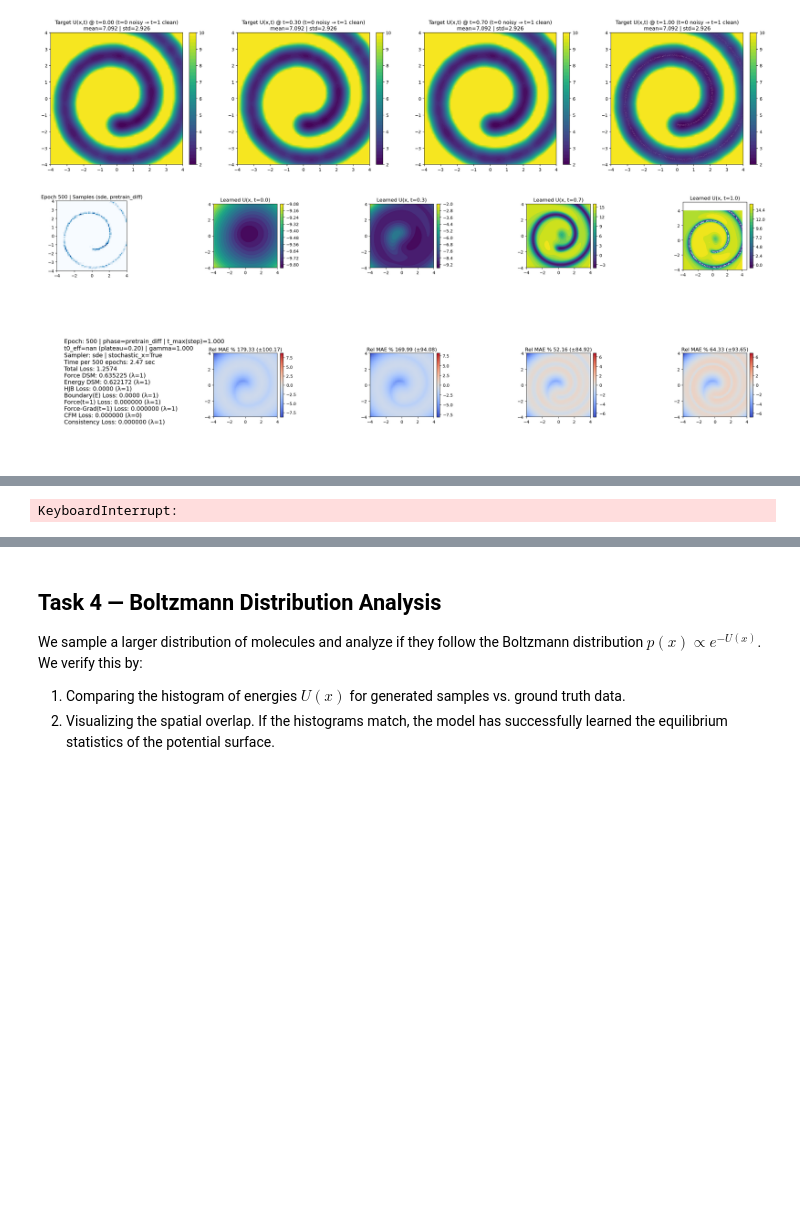
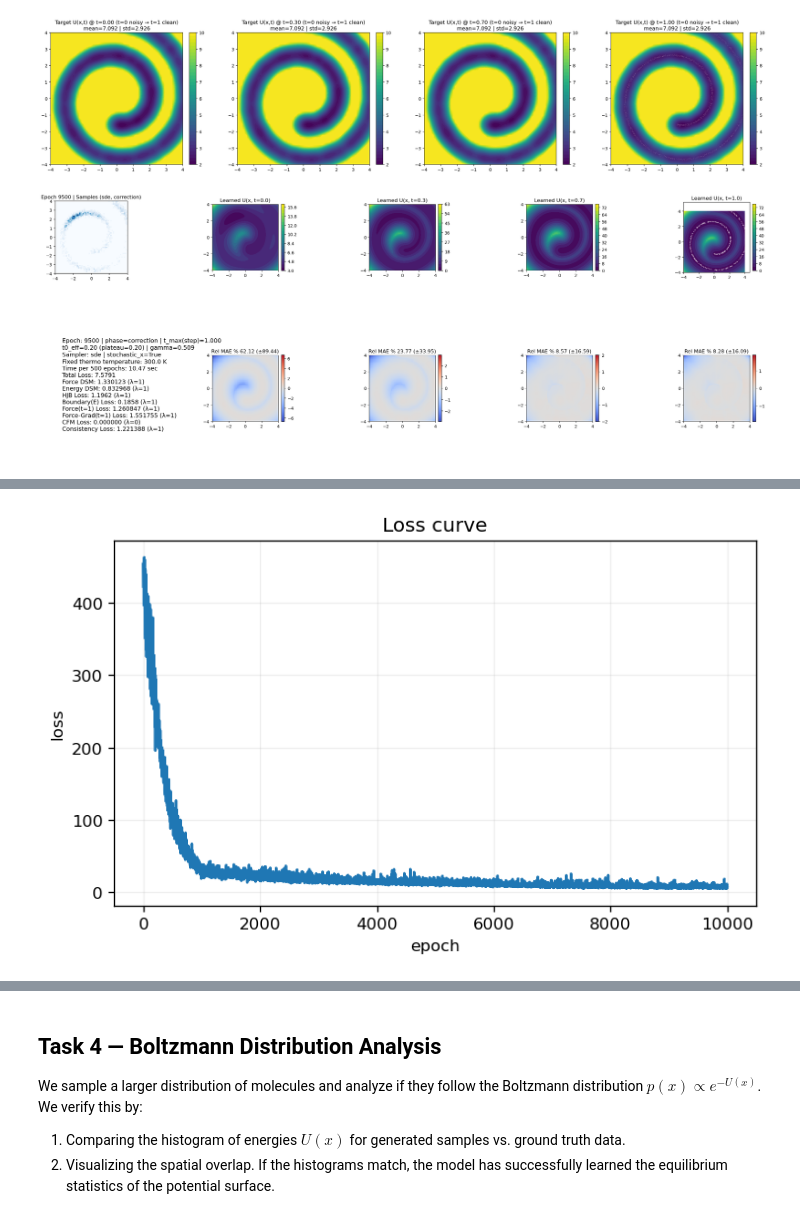
Before and after one commit to maximoffdev/DrugFlow, a Jupyter notebook: notebooks/swiss_roll_hjb_training.ipynb, the cells around one changed output, grey strips where cells are left out. Cells and saved outputs as stored; diff of their text form; code cells hidden in the pictures; blank space fills up the shorter version.

```diff
--- a/notebooks/swiss_roll_hjb_training.ipynb
+++ b/notebooks/swiss_roll_hjb_training.ipynb
@@ -258,7 +258,7 @@ train_params:
   accumulate_grad_batches: 2
   lr: 5.0e-4
   n_epochs: 1000
-  pretrain_diff_epochs: 2000
+  pretrain_diff_epochs: 0
   num_workers: 0
   gpus: 1
   clip_grad: True
@@ -284,6 +284,10 @@ train_params:
 
   # Optional: limit files for debugging, for full dataset use null
   pkl_file_limit: null
+
+  # Fixed Boltzmann scaling temperature for diffusion outputs.
+  scale_diffusion_by_thermo: False
+  thermo_reference_temperature_K: 300.0
 
 wandb_params:
   mode: offline  # disabled, offline, online
@@ -362,11 +366,12 @@ simulation_params:
   sigma_max: 5.0
   coord_sde_kind: ve
 
-  # Temperature conditioning
-  use_temperature: False
-  temperature: 1.0
-  temperature_min: 1.0
-  temperature_max: 1.0
+  # Temperature conditioning is commented out in the current setup.
+  # Boltzmann scaling uses train_params.thermo_reference_temperature_K above.
+  # use_temperature: False
+  # temperature: 300.0
+  # temperature_min: 300.0
+  # temperature_max: 300.0
 
 eval_params:
   eval_batch_size: 64
@@ -379,7 +384,7 @@ predictor_params:
 
   # Conditioning
   condition_time: True
-  condition_temperature: False
+  # condition_temperature: False
 
   # Each predictor returns force/energy heads; total force is assembled in the Lightning module.
   # force_fm_scale: 1.0
@@ -395,7 +400,7 @@ predictor_params:
   # To use the repo's GVP backbone, replace the scorenet_mlp block above with:
   # backbone: gvp
   # condition_time: True
-  # condition_temperature: False  # ignored; temperature conditioning follows simulation_params.use_temperature
+  # condition_temperature: False  # currently commented out with temperature conditioning
   #
   # force_fm_scale: 1.0
   # force_corr_scale: 1.0
@@ -424,6 +429,7 @@ cfg = {k: dict_to_namespace(v) for k, v in cfg_raw.items()}
 # Sampling controls for notebook visualizations and analysis.
 SAMPLE_X_MODE = "sde"  # "ode" or "sde"
 SAMPLE_STOCHASTIC_X = True  # used only when SAMPLE_X_MODE == "sde"
+NOTEBOOK_THERMO_TEMPERATURE = float(getattr(cfg['train_params'], 'thermo_reference_temperature_K', 300.0))
 
 model = EnergyForceDiffusion(
     pocket_representation=str(cfg['pocket_representation']),
@@ -460,6 +466,7 @@ print('project_predicted_v_zero_com=', bool(getattr(cfg['simulation_params'], 'p
 print('pretrain_diff_epochs=', int(getattr(cfg['train_params'], 'pretrain_diff_epochs', 0)))
 print('use_gamma_scaling=', bool(getattr(cfg['loss_params'], 'use_gamma_scaling', True)))
 print('sample_x_mode=', SAMPLE_X_MODE, 'sample_stochastic_x=', SAMPLE_STOCHASTIC_X)
+print('thermo_reference_temperature_K=', NOTEBOOK_THERMO_TEMPERATURE)
 # %% [output]
 Model built. use_temperature= False backbone= scorenet_mlp
 center_ligand= False
@@ -651,11 +659,11 @@ carbon_idx = allowed_z.index(6) if 6 in allowed_z else 0
 # then `ligand['x']` must be drawn from the true data distribution (swiss roll),
 # because compute_loss will treat it as the clean sample x_0.
 # Otherwise, keep the original uniform collocation sampling behavior unchanged.
-use_data_as_clean = True
+use_data_as_clean = False
 ref_tensor = None
 if use_data_as_clean:
     if 'ref' not in globals():
-        raise RuntimeError("`ref` not found. Run Cell 4 (Target landscape + grid) before training.")
+        raise RuntimeError("`ref` not found. Run Cell 3 (Target landscape + grid) before training.")
     ref_tensor = torch.as_tensor(ref, device=device, dtype=torch.float32)  # (N_ref, 2)
 
 # This notebook loop runs one optimization step per iteration -> steps_per_epoch = 1.
@@ -670,6 +678,7 @@ print('lambda_force_energy_t0 =', lambda_force_energy_t0)
 print('t0_batch_fraction (plateau) =', t0_batch_fraction)
 print('t0_fraction schedule: linear 1.0 -> plateau over warmup_frac =', warmup_frac)
 print('sampling mode for plots =', SAMPLE_X_MODE, '| stochastic_x =', SAMPLE_STOCHASTIC_X)
+print('fixed thermo temperature =', NOTEBOOK_THERMO_TEMPERATURE)
 for epoch in range(num_epochs):
     MANUAL_EPOCH_REF['value'] = int(epoch)
     model._apply_training_phase(model._phase_name_for_epoch())
@@ -699,12 +708,9 @@ for epoch in range(num_epochs):
         t_train = torch.rand(batch_size, 1, device=device)
     t_max_hist.append(float(t_max))
 
-    # 3) Uniform temperature per example (requires conditioning enabled)
+    # 3) Fixed temperature only when model-side conditioning is enabled.
     if model.use_temperature:
-        temperature_train = torch.empty(batch_size, 1, device=device).uniform_(
-            float(cfg['simulation_params'].temperature_min),
-            float(cfg['simulation_params'].temperature_max),
-        )
+        temperature_train = torch.full((batch_size, 1), float(NOTEBOOK_THERMO_TEMPERATURE), device=device)
     else:
         temperature_train = None
 
@@ -765,7 +771,7 @@ for epoch in range(num_epochs):
         samp = model.sample_ligand(
             n_samples=2000,
             num_nodes=1,
-            temperature=1.0,
+            temperature=NOTEBOOK_THERMO_TEMPERATURE,
             x_sampler=SAMPLE_X_MODE,
             h_sampler='markov_bridge',
             stochastic_x=SAMPLE_STOCHASTIC_X,
@@ -784,6 +790,7 @@ for epoch in range(num_epochs):
             f'Epoch: {epoch} | phase={current_phase} | t_max(step)={t_max_hist[-1]:.3f}\n'
             f't0_eff={t0_eff:.2f} (plateau={t0_batch_fraction:.2f}) | gamma={float(info.get("gamma_mean", 1.0)):.3f}\n'
             f'Sampler: {SAMPLE_X_MODE} | stochastic_x={SAMPLE_STOCHASTIC_X}\n'
+            f'Fixed thermo temperature: {NOTEBOOK_THERMO_TEMPERATURE:.1f} K\n'
             f'Time per {plot_every} epochs: {avg_time:.2f} sec\n'
             f'Total Loss: {loss_history[-1]:.4f}\n'
             f'Force DSM: {loss_force_dsm_hist[-1]:.6f} (λ={lambda_force_dsm:g})\n'
@@ -806,7 +813,7 @@ for epoch in range(num_epochs):
                 grid_size=grid_size,
                 allowed_z=allowed_z,
                 t_val=float(t_val),
-                temperature=1.0,
+                temperature=NOTEBOOK_THERMO_TEMPERATURE,
             )
             u_true = target_energy_grid_at_t(t_val=float(t_val), clip_max=None)
             u_diff = (u_learned - u_true) / float(np.mean(u_true))
@@ -826,31 +833,31 @@ for epoch in range(num_epochs):
 
             rel_max_abs_error = float(np.abs(diffs[i]).max())
             rel_mea = float(np.mean(np.abs(diffs[i])))
             rel_mae_std = float(np.std(diffs[i]))
             if rel_max_abs_error < 1e-3:
                 rel_max_abs_error = 0.01
 
             im2 = axes[1, col].imshow(
                 u_diff_np,
                 extent=(-4, 4, -4, 4),
                 origin='lower',
                 cmap='coolwarm',
                 vmin=-rel_max_abs_error,
                 vmax=rel_max_abs_error,
             )
             axes[1, col].set_title(f'Rel MAE % {rel_mea*100:.2f} (±{np.abs(rel_mae_std)*100:.2f})')
             axes[1, col].set_aspect('equal')
             fig.colorbar(im2, ax=axes[1, col], fraction=0.046, pad=0.04)
 
         epoch_time = 0.0
 
         plt.tight_layout()
         display(fig)
         plt.close(fig)
         model.train()
         print(f'Epoch {epoch} | phase={current_phase} | Loss: {loss_history[-1]:.4f}')
 
 print('--- Training Finished ---')
 plot_loss_curve(loss_history)
 # %% [output]
-[figure, old version]
+[figure, new version]
@@ -858,4 +866,4 @@ Epoch 500 | phase=pretrain_diff | Loss: 1.2574
-KeyboardInterrupt:
+[figure, added]
 # %%
 # Post-training plots: sampled distribution + learned energy surfaces at t={0,0.3,0.7,1}
 model.eval()
```
Also changed, not shown: parts of 4 cells of this notebook, 5 other files.
